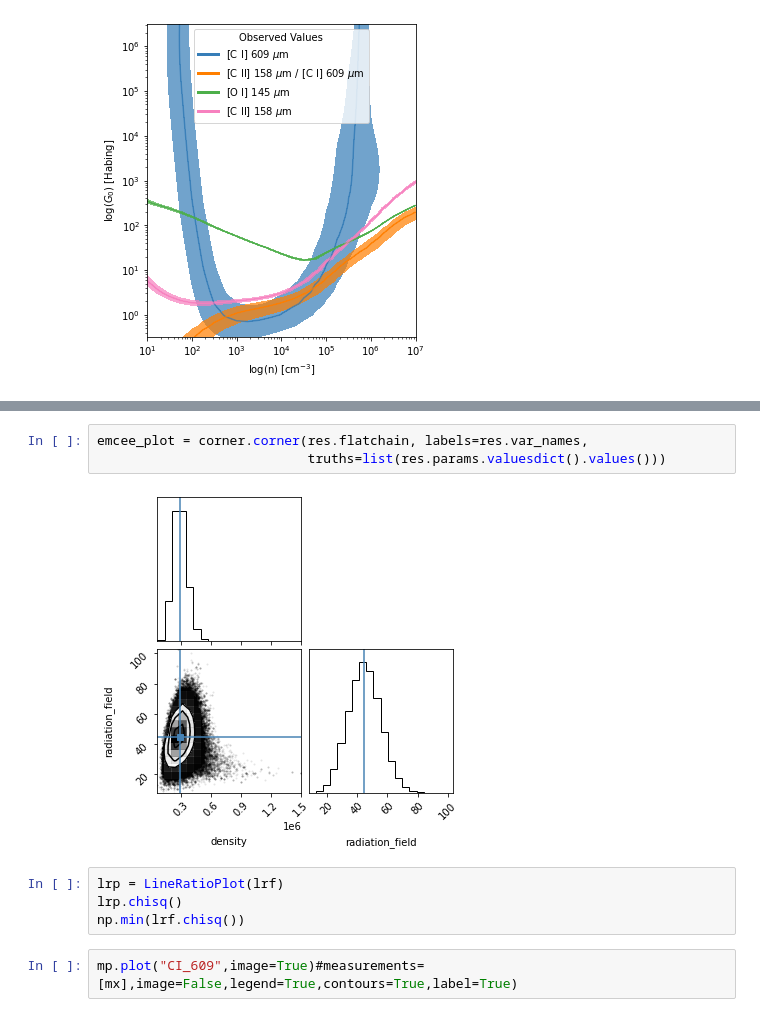
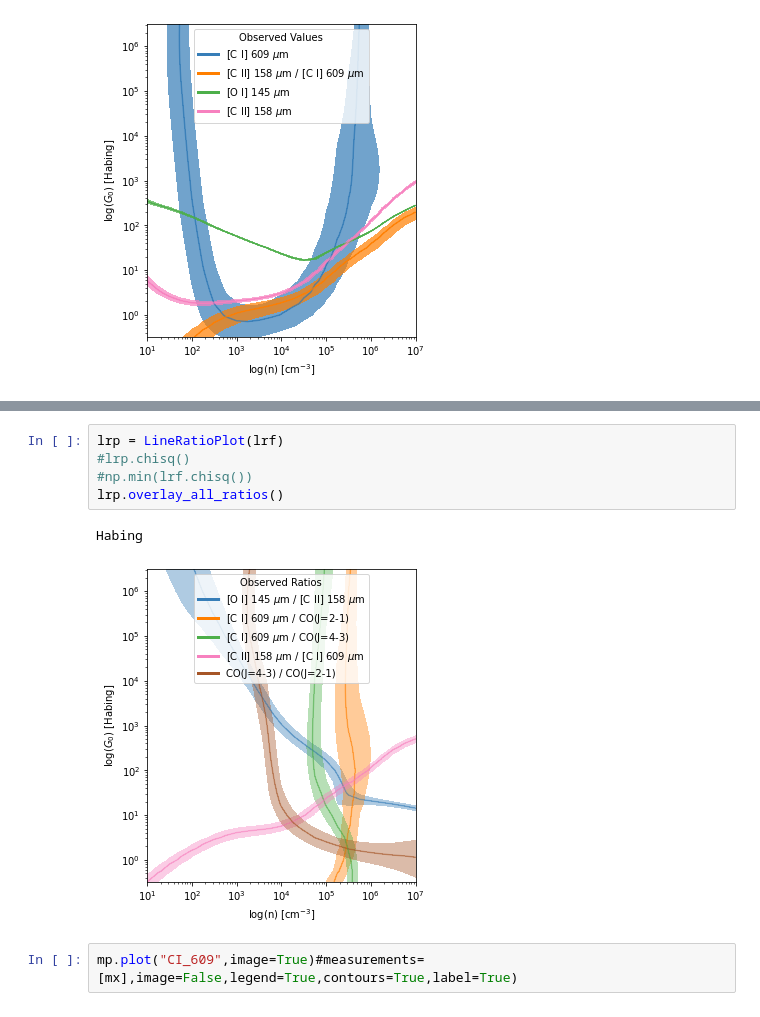
Before and after one commit to mpound/pdrtpy, a Jupyter notebook: Debug.ipynb, the cells around one changed output, grey strips where cells are left out. Saved outputs shown, nothing was run; the diff lists cells and outputs as text.

```diff
--- a/Debug.ipynb
+++ b/Debug.ipynb
@@ -179,12 +215,11 @@ emcee_plot = corner.corner(res.flatchain,
-# %%
-emcee_plot = corner.corner(res.flatchain, labels=res.var_names,
-                           truths=list(res.params.valuesdict().values()))
-# %% [output]
-[figure, removed]
 # %%
 lrp = LineRatioPlot(lrf)
-lrp.chisq()
-np.min(lrf.chisq())
+#lrp.chisq()
+#np.min(lrf.chisq())
+lrp.overlay_all_ratios()
+# %% [output]
+Habing
+[figure, added]
 # %%
 mp.plot("CI_609",image=True)#measurements=[mx],image=False,legend=True,contours=True,label=True)
 # %%
```
Also changed, not shown: parts of 7 cells of this notebook.
